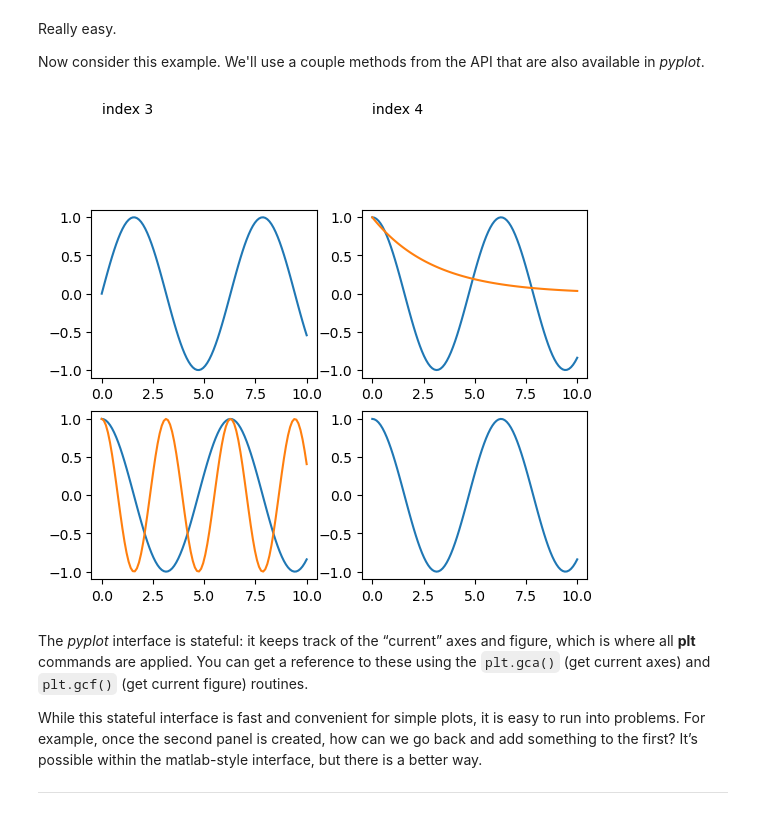
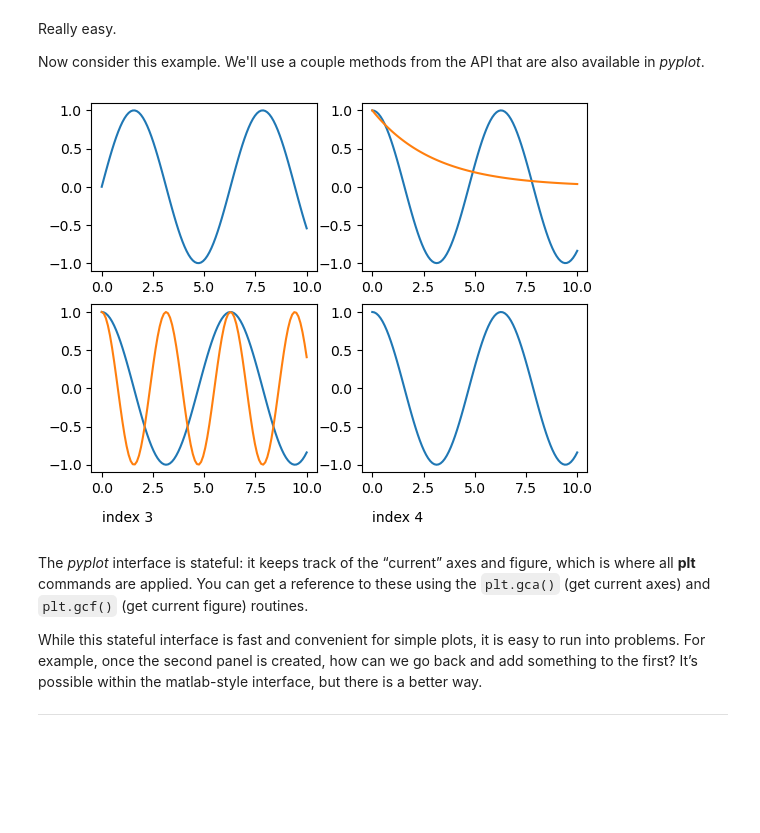
Before and after one commit to themarisolhernandez/anlt-232-intro-to-data-vis, a Jupyter notebook: 04 Matplotlib/03_pyplot_v_ooAPI.ipynb, the cells around one changed output. Cells and saved outputs as stored; diff of their text form; code cells hidden in the pictures; blank space fills up the shorter version.

```diff
--- a/04 Matplotlib/03_pyplot_v_ooAPI.ipynb
+++ b/04 Matplotlib/03_pyplot_v_ooAPI.ipynb
@@ -24,28 +24,29 @@ Now consider this example. We'll use a couple methods from the API that are also
 # %%
 # create the first of 2 panels & set current axis
 plt.subplot(2, 2, 1) # (rows, columns, panel number)
+
 x = np.linspace(0, 10, 100)
 plt.plot(x, np.sin(x))
 
 # create the second panel & set current axis
 plt.subplot(2, 2, 2)
-plt.plot(x, np.cos(x));
+plt.plot(x, np.cos(x))
 plt.plot(x, np.exp(-x/3))
 
 plt.subplot(2, 2, 3)
 plt.plot(x, np.cos(x))
-plt.text(0, 5, "index 3")
+plt.text(0, -1.75, "index 3")
 
 plt.subplot(2, 2, 4)
 plt.plot(x, np.cos(x))
-plt.text(0, 5, "index 4")
+plt.text(0, -1.75, "index 4")
 
 plt.subplot(2, 2, 3)
 plt.plot(x, np.cos(2*x))
 
 plt.show()
 # %% [output]
-[figure, old version]
+[figure, new version]
 # %% [markdown]
 The *pyplot* interface is stateful: it keeps track of the “current” axes and figure, which is where
 all **plt** commands are applied. You can get a reference to these using the `plt.gca()`
```
